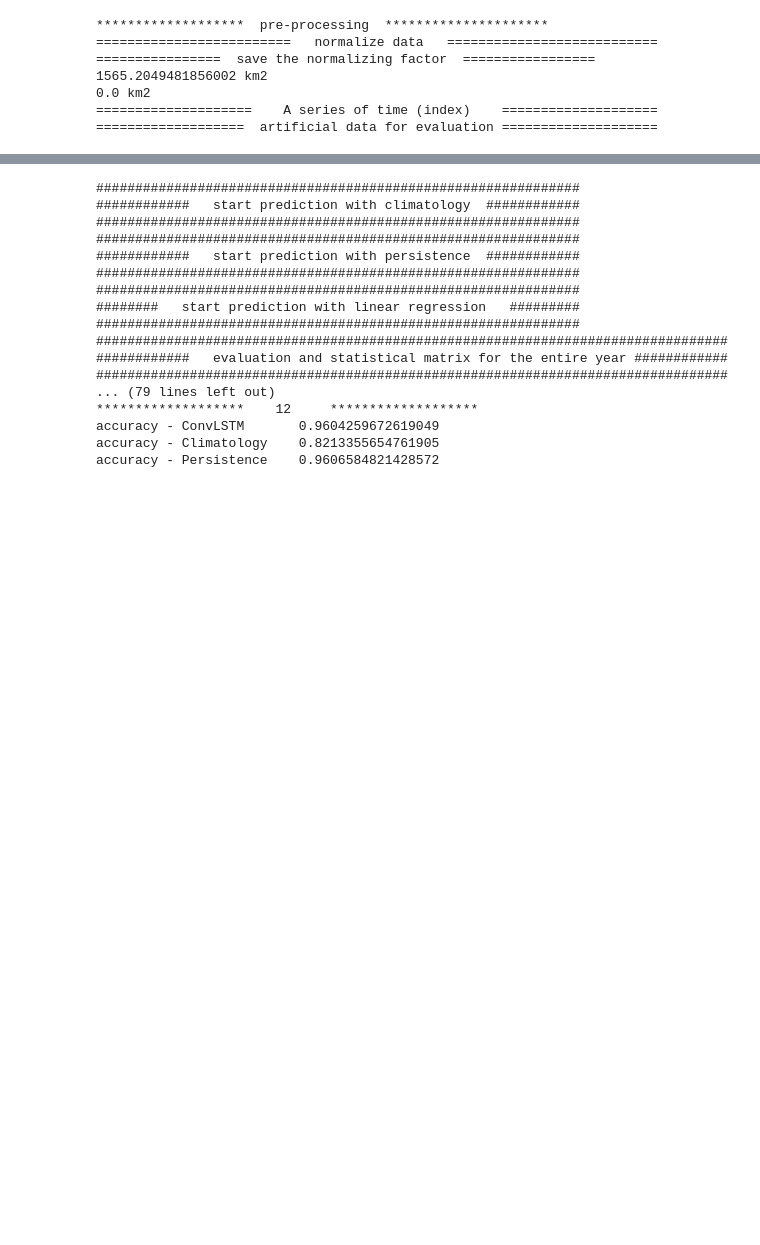
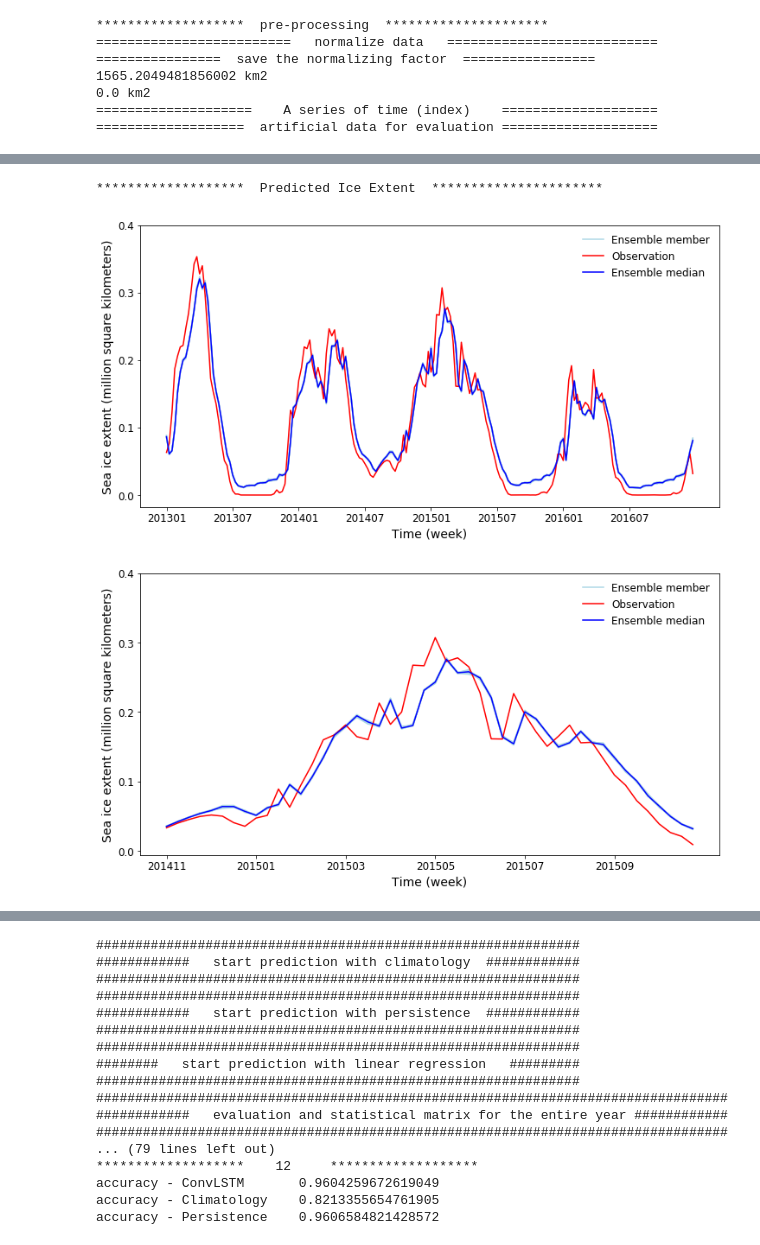
Before and after one commit to geek-yang/DeepArctic, a Jupyter notebook: BayesMap/HyperParam/validSIC/map_BayesConvLSTM_sic_ohc_Barents_hyperParam_tuning_verifySIC_postprocess.ipynb, the cells around one changed output, grey strips where cells are left out. Saved outputs shown, nothing was run; the diff lists cells and outputs as text; code cells hidden in the pictures; blank space fills up the shorter version.

```diff
--- a/BayesMap/HyperParam/validSIC/map_BayesConvLSTM_sic_ohc_Barents_hyperParam_tuning_verifySIC_postprocess.ipynb
+++ b/BayesMap/HyperParam/validSIC/map_BayesConvLSTM_sic_ohc_Barents_hyperParam_tuning_verifySIC_postprocess.ipynb
@@ -549 +515,57 @@ if __name__=="__main__":
+# %%
+    #################################################################################
+    ########   visualization of lead time dependent prediction - SIE area    ########
+    #################################################################################
+    index_plot = np.arange(test_year*12*4)
+    index_plot_step = np.arange(test_year*12*4+1)
+    year_index = np.arange(2013,2017,1)
+
+    print ("*******************  Predicted Ice Extent  **********************")
+    # include text box in the figure
+    #text_content = '$RMSE=%.3f$ ' % (error_pred)
+    predictand_sum = np.sum(np.sum(predictand,4),3)
+
+    fig0 = plt.figure(figsize=(12,6))
+    for i in range(ens):
+        if i == 0:
+            plt.plot(index_plot, predictand_sum[i,:,0]* sic_max / 1E+6,
+                     color='lightblue', label="Ensemble member")
+        else:
+            plt.plot(index_plot, predictand_sum[i,:,0]* sic_max / 1E+6, color='lightblue')
+    plt.plot(index_plot, np.sum(np.sum(sic_exp_norm[-test_year*12*4:,:,:],2),1)* sic_max / 1E+6, 'r', label="Observation")
+    plt.plot(index_plot, np.median(predictand_sum[:,:,0],0)* sic_max / 1E+6, 'b', label="Ensemble median")
+    plt.xlabel('Time (week)',fontsize = 14)
+    plt.ylabel('Sea ice extent (million square kilometers)',fontsize = 14)
+    plt.xticks(np.arange(0,test_year*12*4,6*4),(['201301', '201307', '201401', '201407',
+                                                 '201501', '201507', '201601', '201607']),
+               fontsize = 12)
+    plt.yticks(np.arange(0,0.5,0.1), fontsize = 12)
+    plt.legend(frameon=False, loc=1, prop={'size': 12})
+    plt.show()
+    fig0.savefig(os.path.join(output_path,'sie_ERAI_bayesconvlstm_pred_test_fulltime.png'),dpi=200)
+    plt.close()
+
+    fig1 = plt.figure(figsize=(12,6))
+    for i in range(ens):
+        if i == 0:
+            plt.plot(index_plot[:48], predictand_sum[i,76:-68,0]* sic_max / 1E+6,
+                     color='lightblue', label="Ensemble member")
+        else:
+            plt.plot(index_plot[:48], predictand_sum[i,76:-68,0]* sic_max / 1E+6, color='lightblue')
+    plt.plot(index_plot[:48], np.sum(np.sum(sic_exp_norm[-test_year*12*4+76:-68,:,:],2),1)* sic_max / 1E+6, 'r', label="Observation")
+    plt.plot(index_plot[:48], np.median(predictand_sum[:,76:-68,0],0)* sic_max / 1E+6, 'b', label="Ensemble median")
+    plt.xlabel('Time (week)',fontsize = 14)
+    plt.ylabel('Sea ice extent (million square kilometers)',fontsize = 14)
+    plt.xticks(np.arange(0,48,8),(['201411', '201501', '201503', '201505',
+                                   '201507', '201509']),
+               fontsize = 12)
+    plt.yticks(np.arange(0,0.5,0.1), fontsize = 12)
+    plt.legend(frameon=False, loc=1, prop={'size': 12})
+    plt.show()
+    fig1.savefig(os.path.join(output_path,'sie_ERAI_bayesconvlstm_pred_test_14_15.png'),dpi=200)
+    plt.close()
+# %% [output]
+*******************  Predicted Ice Extent  **********************
+[figure, added]
+[figure, added]
 # %%
```
Also changed, not shown: parts of 27 cells of this notebook, 2 other files.
